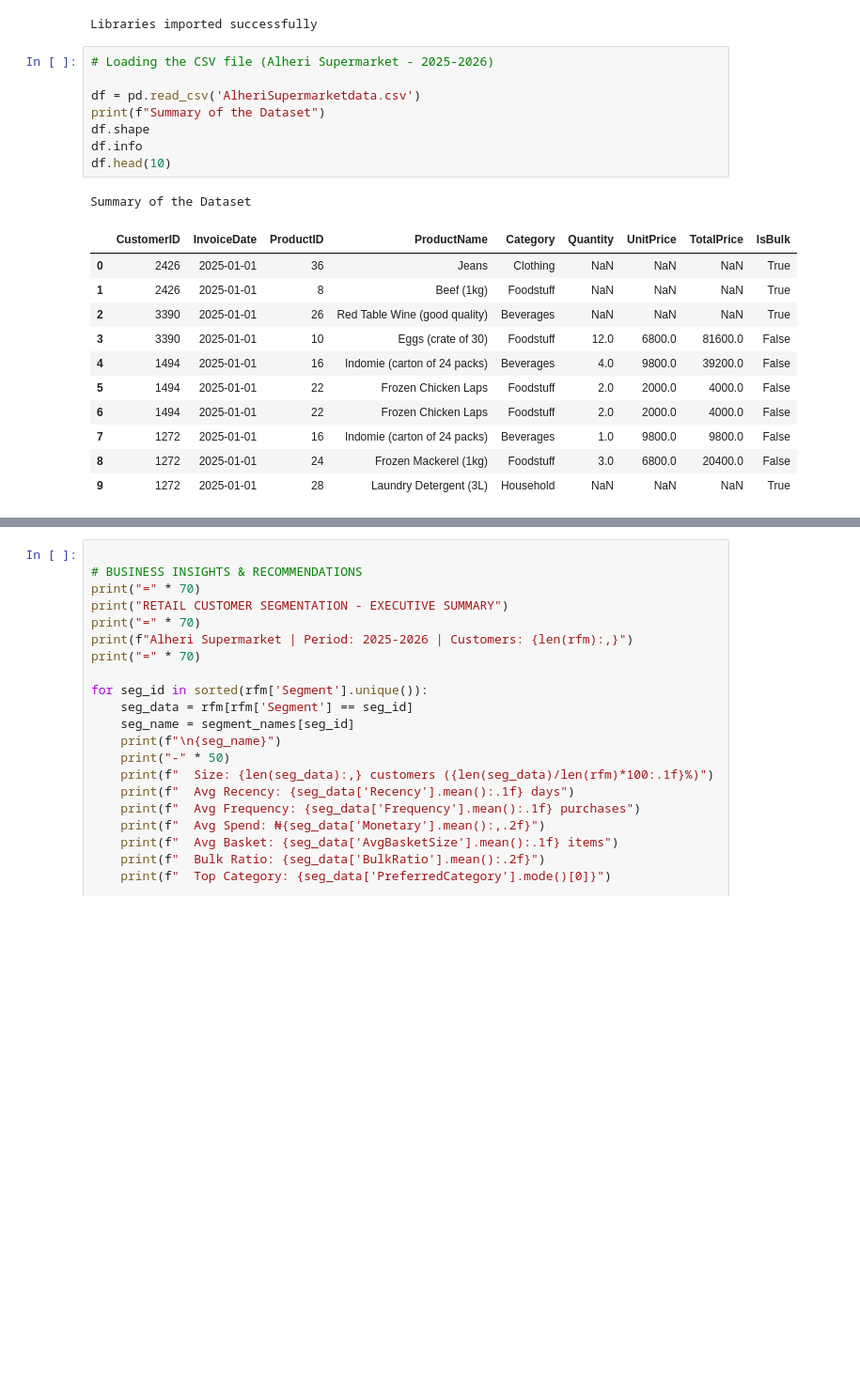
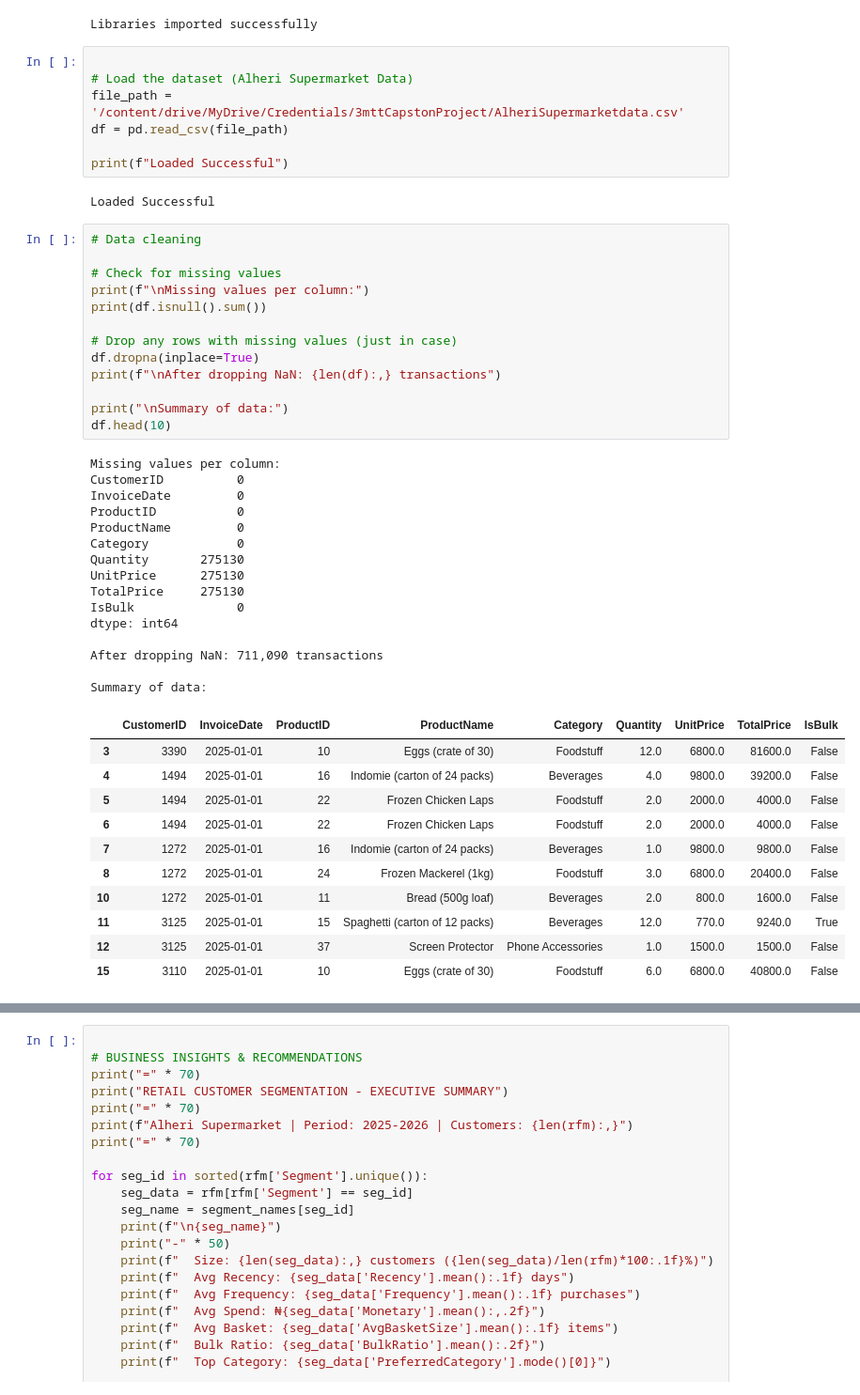
Before and after one commit to BossJimzy/3mtt-Capstone-Project, a Jupyter notebook: CAPSTONE_PROJECT_RETAIL_CUSTOMER_SEGMENTATION.ipynb, the cells around one changed output, grey strips where cells are left out. Shown at 94% size. Cells and saved outputs as stored; diff of their text form; blank space fills up the shorter version.

```diff
--- a/CAPSTONE_PROJECT_RETAIL_CUSTOMER_SEGMENTATION.ipynb
+++ b/CAPSTONE_PROJECT_RETAIL_CUSTOMER_SEGMENTATION.ipynb
@@ -27,25 +27,53 @@ plt.rcParams['font.size'] = 12
 print("Libraries imported successfully")
 # %% [output]
 Libraries imported successfully
-# %%
-# Loading the CSV file (Alheri Supermarket - 2025-2026)
-
-df = pd.read_csv('AlheriSupermarketdata.csv')
-print(f"Summary of the Dataset")
-df.shape
-df.info
-df.head(10)
-# %% [output]
-Summary of the Dataset
-|  | CustomerID | InvoiceDate | ProductID | ProductName | Category | Quantity | UnitPrice | TotalPrice | IsBulk |
-| 0 | 2426 | 2025-01-01 | 36 | Jeans | Clothing | NaN | NaN | NaN | True |
-| 1 | 2426 | 2025-01-01 | 8 | Beef (1kg) | Foodstuff | NaN | NaN | NaN | True |
-| 2 | 3390 | 2025-01-01 | 26 | Red Table Wine (good quality) | Beverages | NaN | NaN | NaN | True |
-| 3 | 3390 | 2025-01-01 | 10 | Eggs (crate of 30) | Foodstuff | 12.0 | 6800.0 | 81600.0 | False |
-| 4 | 1494 | 2025-01-01 | 16 | Indomie (carton of 24 packs) | Beverages | 4.0 | 9800.0 | 39200.0 | False |
-| 5 | 1494 | 2025-01-01 | 22 | Frozen Chicken Laps | Foodstuff | 2.0 | 2000.0 | 4000.0 | False |
-| 6 | 1494 | 2025-01-01 | 22 | Frozen Chicken Laps | Foodstuff | 2.0 | 2000.0 | 4000.0 | False |
-| 7 | 1272 | 2025-01-01 | 16 | Indomie (carton of 24 packs) | Beverages | 1.0 | 9800.0 | 9800.0 | False |
-| 8 | 1272 | 2025-01-01 | 24 | Frozen Mackerel (1kg) | Foodstuff | 3.0 | 6800.0 | 20400.0 | False |
-| 9 | 1272 | 2025-01-01 | 28 | Laundry Detergent (3L) | Household | NaN | NaN | NaN | True |
+# %%
+
+# Load the dataset (Alheri Supermarket Data)
+file_path = '/content/drive/MyDrive/Credentials/3mttCapstonProject/AlheriSupermarketdata.csv'
+df = pd.read_csv(file_path)
+
+print(f"Loaded Successful")
+# %% [output]
+Loaded Successful
+# %%
+# Data cleaning
+
+# Check for missing values
+print(f"\nMissing values per column:")
+print(df.isnull().sum())
+
+# Drop any rows with missing values (just in case)
+df.dropna(inplace=True)
+print(f"\nAfter dropping NaN: {len(df):,} transactions")
+
+print("\nSummary of data:")
+df.head(10)
+# %% [output]
+Missing values per column:
+CustomerID          0
+InvoiceDate         0
+ProductID           0
+ProductName         0
+Category            0
+Quantity       275130
+UnitPrice      275130
+TotalPrice     275130
+IsBulk              0
+dtype: int64
+
+After dropping NaN: 711,090 transactions
+
+Summary of data:
+|  | CustomerID | InvoiceDate | ProductID | ProductName | Category | Quantity | UnitPrice | TotalPrice | IsBulk |
+| 3 | 3390 | 2025-01-01 | 10 | Eggs (crate of 30) | Foodstuff | 12.0 | 6800.0 | 81600.0 | False |
+| 4 | 1494 | 2025-01-01 | 16 | Indomie (carton of 24 packs) | Beverages | 4.0 | 9800.0 | 39200.0 | False |
+| 5 | 1494 | 2025-01-01 | 22 | Frozen Chicken Laps | Foodstuff | 2.0 | 2000.0 | 4000.0 | False |
+| 6 | 1494 | 2025-01-01 | 22 | Frozen Chicken Laps | Foodstuff | 2.0 | 2000.0 | 4000.0 | False |
+| 7 | 1272 | 2025-01-01 | 16 | Indomie (carton of 24 packs) | Beverages | 1.0 | 9800.0 | 9800.0 | False |
+| 8 | 1272 | 2025-01-01 | 24 | Frozen Mackerel (1kg) | Foodstuff | 3.0 | 6800.0 | 20400.0 | False |
+| 10 | 1272 | 2025-01-01 | 11 | Bread (500g loaf) | Beverages | 2.0 | 800.0 | 1600.0 | False |
+| 11 | 3125 | 2025-01-01 | 15 | Spaghetti (carton of 12 packs) | Beverages | 12.0 | 770.0 | 9240.0 | True |
+| 12 | 3125 | 2025-01-01 | 37 | Screen Protector | Phone Accessories | 1.0 | 1500.0 | 1500.0 | False |
+| 15 | 3110 | 2025-01-01 | 10 | Eggs (crate of 30) | Foodstuff | 6.0 | 6800.0 | 40800.0 | False |
 # %%
```
Also changed, not shown: parts of 6 cells of this notebook.
